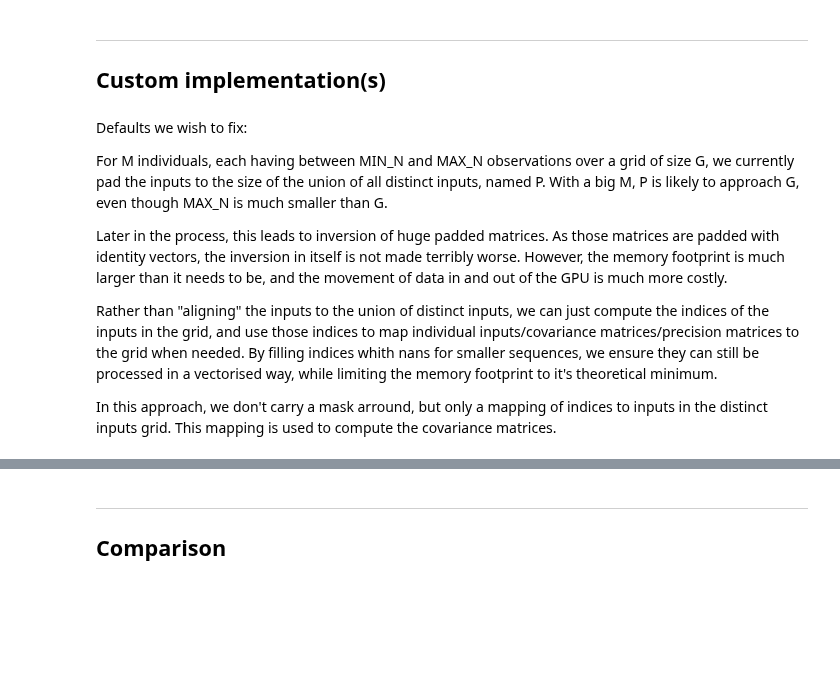
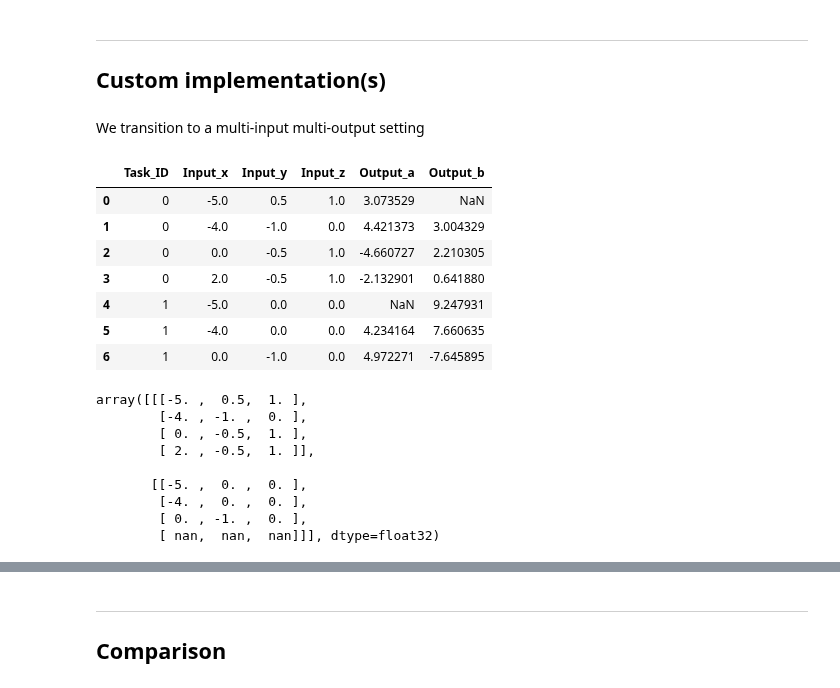
Before and after one commit to SimLej18/MagmaClustPy, a Jupyter notebook: benchmarks/preprocess_db.ipynb, the cells around one changed output, grey strips where cells are left out. Cells and saved outputs as stored; diff of their text form; code cells hidden in the pictures; blank space fills up the shorter version.

```diff
--- a/benchmarks/preprocess_db.ipynb
+++ b/benchmarks/preprocess_db.ipynb
@@ -206,12 +131,4 @@ def preprocess_db(db: pd.DataFrame):
 ---
 ## Custom implementation(s)
 # %% [markdown]
-Defaults we wish to fix:
-
-For M individuals, each having between MIN_N and MAX_N observations over a grid of size G, we currently pad the inputs to the size of the union of all distinct inputs, named P. With a big M, P is likely to approach G, even though MAX_N is much smaller than G.
-
-Later in the process, this leads to inversion of huge padded matrices. As those matrices are padded with identity vectors, the inversion in itself is not made terribly worse. However, the memory footprint is much larger than it needs to be, and the movement of data in and out of the GPU is much more costly.
-
-Rather than "aligning" the inputs to the union of distinct inputs, we can just compute the indices of the inputs in the grid, and use those indices to map individual inputs/covariance matrices/precision matrices to the grid when needed. By filling indices whith nans for smaller sequences, we ensure they can still be processed in a vectorised way, while limiting the memory footprint to it's theoretical minimum.
-
-In this approach, we don't carry a mask arround, but only a mapping of indices to inputs in the distinct inputs grid. This mapping is used to compute the covariance matrices.
+We transition to a multi-input multi-output setting
@@ -271,0 +135,54 @@ def preprocess_db_new(db: pd.DataFrame):
+# %%
+def pivot_db(df: pd.DataFrame) -> pd.DataFrame:
+	"""
+	Flatten a dataframe so that every line corresponds to a single observation.
+	For example, if the "Input_ID" column has a multi-index with "x", "y", and "z", the resulting DataFrame will have columns like "Input_x", "Input_y", and "Input_z". If the "Output_ID" column has a multi-index with "a" and "b", the resulting DataFrame will have columns like "Output_a" and "Output_b".
+
+	When an output dimension is missing for a given observation, the corresponding column will be filled with NaN.
+
+	:param df: DataFrame with columns "Task_ID", "Input_ID", "Input", "Output", "Output_ID"
+	:return: DataFrame "Task_ID" and "Input_*" and "Output_*" columns for each "Input_ID" and "Output_ID"
+	"""
+	# Ensure the dataframe has the expected columns
+	if not all(col in df.columns for col in ["Task_ID", "Input_ID", "Input", "Output", "Output_ID"]):
+		raise ValueError("DataFrame must contain 'Task_ID', 'Input_ID', 'Input', 'Output', and 'Output_ID' columns.")
+
+	# Ensure the DataFrame is sorted by "Task_ID", "Input_ID", "Input", and "Output"
+	df_flat = df.sort_values(by=["Task_ID", "Output_ID", "Output", "Input_ID"]).reset_index(drop=True)
+
+	# Flatten Inputs
+	df_flat = df_flat.pivot_table(
+		index=['Task_ID', 'Output', 'Output_ID'],
+	    columns='Input_ID',
+	    values='Input',
+	    aggfunc='first').reset_index()
+
+	df_flat.columns = [f"Input_{col}" if col not in ["Task_ID", "Input_ID", "Output", "Output_ID"] else col for col in df_flat.columns]
+	df_flat.columns.name = None
+
+	# Flatten Outputs
+	df_flat = df_flat.pivot_table(
+	    index=['Task_ID'] + [col for col in df_flat.columns if col.startswith("Input_")],
+	    columns='Output_ID',
+	    values='Output',
+	    aggfunc='first'
+	).reset_index()
+
+	df_flat.columns = [f'Output_{col}' if col not in ['Task_ID', 'Output_ID'] and not col.startswith("Input_") else col
+	                   for col in df_flat.columns]
+
+	df_flat.columns.name = None
+
+	return df_flat
+# %%
+flat_db = pivot_db(db)
+flat_db
+# %% [output]
+|  | Task_ID | Input_x | Input_y | Input_z | Output_a | Output_b |
+| 0 | 0 | -5.0 | 0.5 | 1.0 | 3.073529 | NaN |
+| 1 | 0 | -4.0 | -1.0 | 0.0 | 4.421373 | 3.004329 |
+| 2 | 0 | 0.0 | -0.5 | 1.0 | -4.660727 | 2.210305 |
+| 3 | 0 | 2.0 | -0.5 | 1.0 | -2.132901 | 0.641880 |
+| 4 | 1 | -5.0 | 0.0 | 0.0 | NaN | 9.247931 |
+| 5 | 1 | -4.0 | 0.0 | 0.0 | 4.234164 | 7.660635 |
+| 6 | 1 | 0.0 | -1.0 | 0.0 | 4.972271 | -7.645895 |
@@ -271,0 +323,12 @@ def preprocess_db_new(db: pd.DataFrame):
+# %%
+np.asarray(padded_inputs)
+# %% [output]
+array([[[-5. ,  0.5,  1. ],
+        [-4. , -1. ,  0. ],
+        [ 0. , -0.5,  1. ],
+        [ 2. , -0.5,  1. ]],
+
+       [[-5. ,  0. ,  0. ],
+        [-4. ,  0. ,  0. ],
+        [ 0. , -1. ,  0. ],
+        [ nan,  nan,  nan]]], dtype=float32)
```
Also changed, not shown: parts of 23 cells of this notebook, 2 other files.
